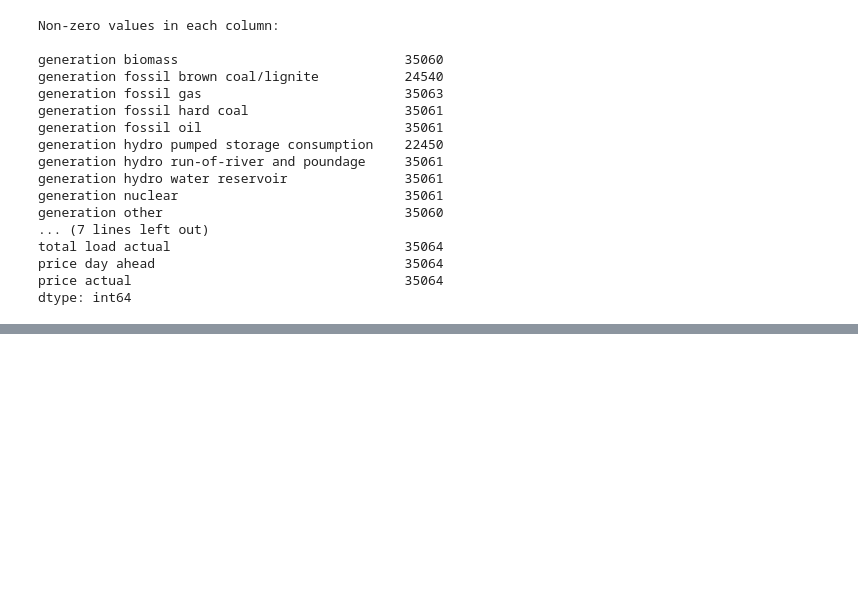
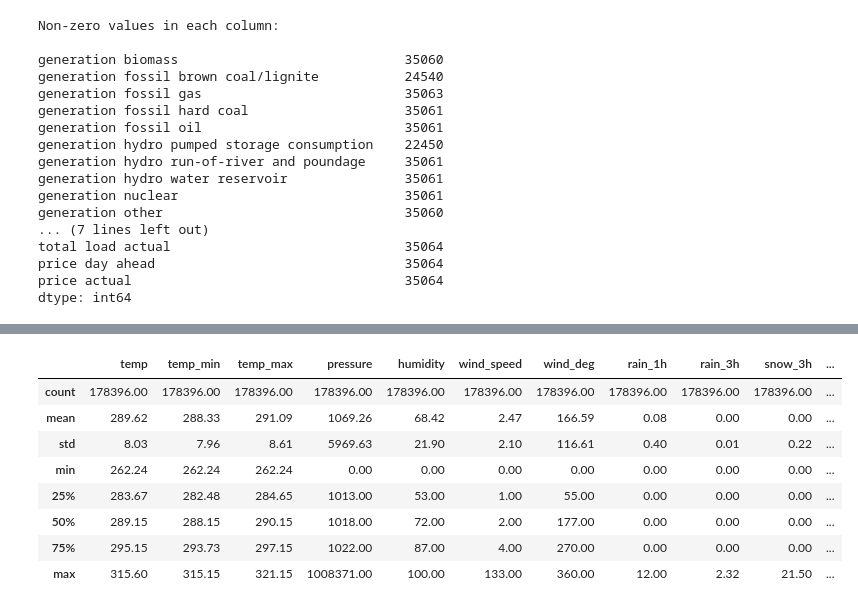
Before and after one commit to tdavies66/Electricity-Price-Forecasting-DNNs-EDA-Kaggle-, a Jupyter notebook: Notebooks/notebook1.ipynb, the cells around one changed output, grey strips where cells are left out. Saved outputs shown, nothing was run; the diff lists cells and outputs as text; code cells hidden in the pictures; blank space fills up the shorter version.

```diff
--- a/Notebooks/notebook1.ipynb
+++ b/Notebooks/notebook1.ipynb
@@ -222,0 +232,12 @@ dtype: int64
+# %%
+df_weather.describe().round(2)
+# %% [output]
+|  | temp | temp_min | temp_max | pressure | humidity | wind_speed | wind_deg | rain_1h | rain_3h | snow_3h | ... |
+| count | 178396.00 | 178396.00 | 178396.00 | 178396.00 | 178396.00 | 178396.00 | 178396.00 | 178396.00 | 178396.00 | 178396.00 | ... |
+| mean | 289.62 | 288.33 | 291.09 | 1069.26 | 68.42 | 2.47 | 166.59 | 0.08 | 0.00 | 0.00 | ... |
+| std | 8.03 | 7.96 | 8.61 | 5969.63 | 21.90 | 2.10 | 116.61 | 0.40 | 0.01 | 0.22 | ... |
+| min | 262.24 | 262.24 | 262.24 | 0.00 | 0.00 | 0.00 | 0.00 | 0.00 | 0.00 | 0.00 | ... |
+| 25% | 283.67 | 282.48 | 284.65 | 1013.00 | 53.00 | 1.00 | 55.00 | 0.00 | 0.00 | 0.00 | ... |
+| 50% | 289.15 | 288.15 | 290.15 | 1018.00 | 72.00 | 2.00 | 177.00 | 0.00 | 0.00 | 0.00 | ... |
+| 75% | 295.15 | 293.73 | 297.15 | 1022.00 | 87.00 | 4.00 | 270.00 | 0.00 | 0.00 | 0.00 | ... |
+| max | 315.60 | 315.15 | 321.15 | 1008371.00 | 100.00 | 133.00 | 360.00 | 12.00 | 2.32 | 21.50 | ... |
```
Also changed, not shown: parts of 15 cells of this notebook.
